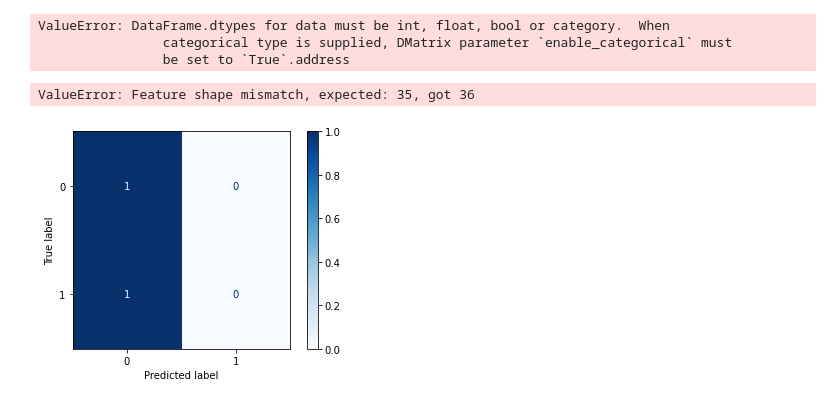
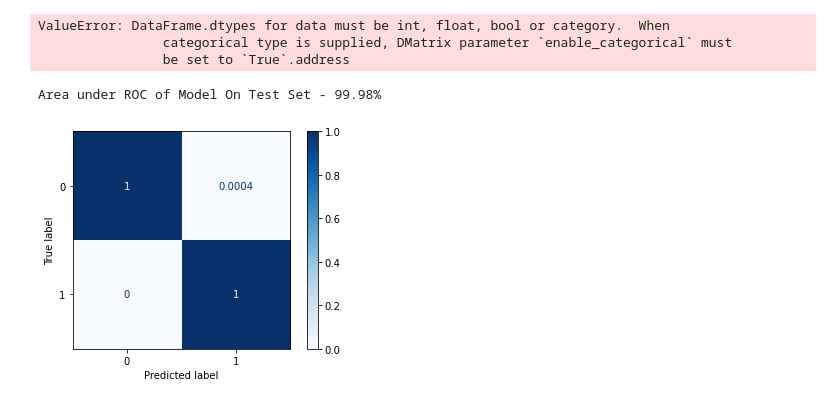
Before and after one commit to kaoutamine/EthereumFraudDetection, a Jupyter notebook: FraudDetectionDataXGBoost.ipynb, the cells around one changed output. Saved outputs shown, nothing was run; the diff lists cells and outputs as text; code cells hidden in the pictures.

```diff
--- a/FraudDetectionDataXGBoost.ipynb
+++ b/FraudDetectionDataXGBoost.ipynb
@@ -438,19 +405,19 @@ from sklearn.model_selection import cross_val_score
 
 #X_test.columns = X_test.columns.str.replace('[_]', ' ')
 
-test_prediction = pipeline1.predict_proba(X_test)[:,1]
+test_prediction = pipeline1.predict_proba(X_test._get_numeric_data())[:,1]
 
 score = metrics.roc_auc_score(y_test, test_prediction)
 
 print(f'Area under ROC of Model On Test Set - {score:,.2%}')
 # %% [output]
-ValueError: Feature shape mismatch, expected: 35, got 36
+Area under ROC of Model On Test Set - 99.98%
 # %%
-test_prediction = pipeline.predict(X_test)
+test_prediction = pipeline1.predict(X_test._get_numeric_data())
 
-disp = metrics.plot_confusion_matrix(pipeline, X_test, y_test,
+disp = metrics.plot_confusion_matrix(pipeline1, X_test._get_numeric_data(), y_test,
 #                                  display_labels=class_names,
                                  cmap=plt.cm.Blues,
                                  normalize='true')
 # %% [output]
-[figure, old version]
+[figure, new version]
```
Also changed, not shown: parts of 17 cells of this notebook, 1 other file.
